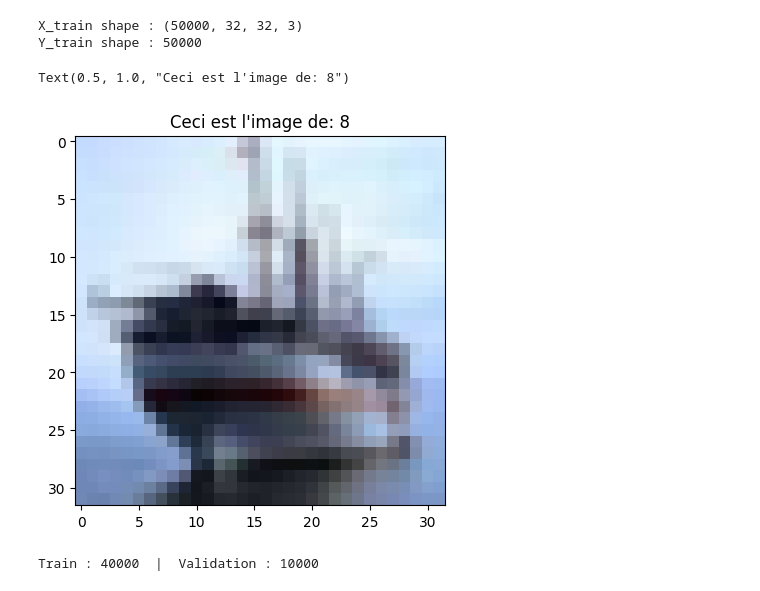
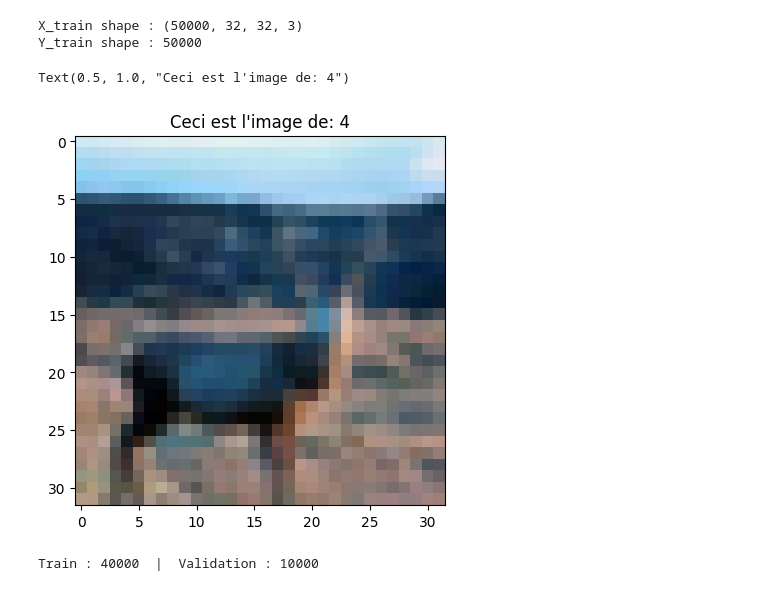
Before and after one commit to IssoufGit/dl-travaux-pratiques, a Jupyter notebook: TP2_comparaison_cnn_mlp_pytorch.ipynb, the cells around one changed output. Drawn from its saved outputs; the diff is of its cells as text; code cells hidden in the pictures.

```diff
--- a/TP2_comparaison_cnn_mlp_pytorch.ipynb
+++ b/TP2_comparaison_cnn_mlp_pytorch.ipynb
@@ -48,12 +48,12 @@ X_train shape : (50000, 32, 32, 3)
 Y_train shape : 50000
 # %%
 # Explorer le jeu de donnée
-index_img = 503
+index_img = 505
 plt.imshow(train_full.data[index_img,:,:])
 plt.title('Ceci est l\'image de: '+str(train_full.targets[index_img]))
 # %% [output]
-Text(0.5, 1.0, "Ceci est l'image de: 8")
+Text(0.5, 1.0, "Ceci est l'image de: 4")
-[figure, old version]
+[figure, new version]
 # %%
 # Split train / validation
 # Il faut noter ici que PyTorch ne produit pas une copie des données, mais extrait uniquement les indices pour le train_set
```
Also changed, not shown: parts of 5 cells of this notebook, 1 other file.
